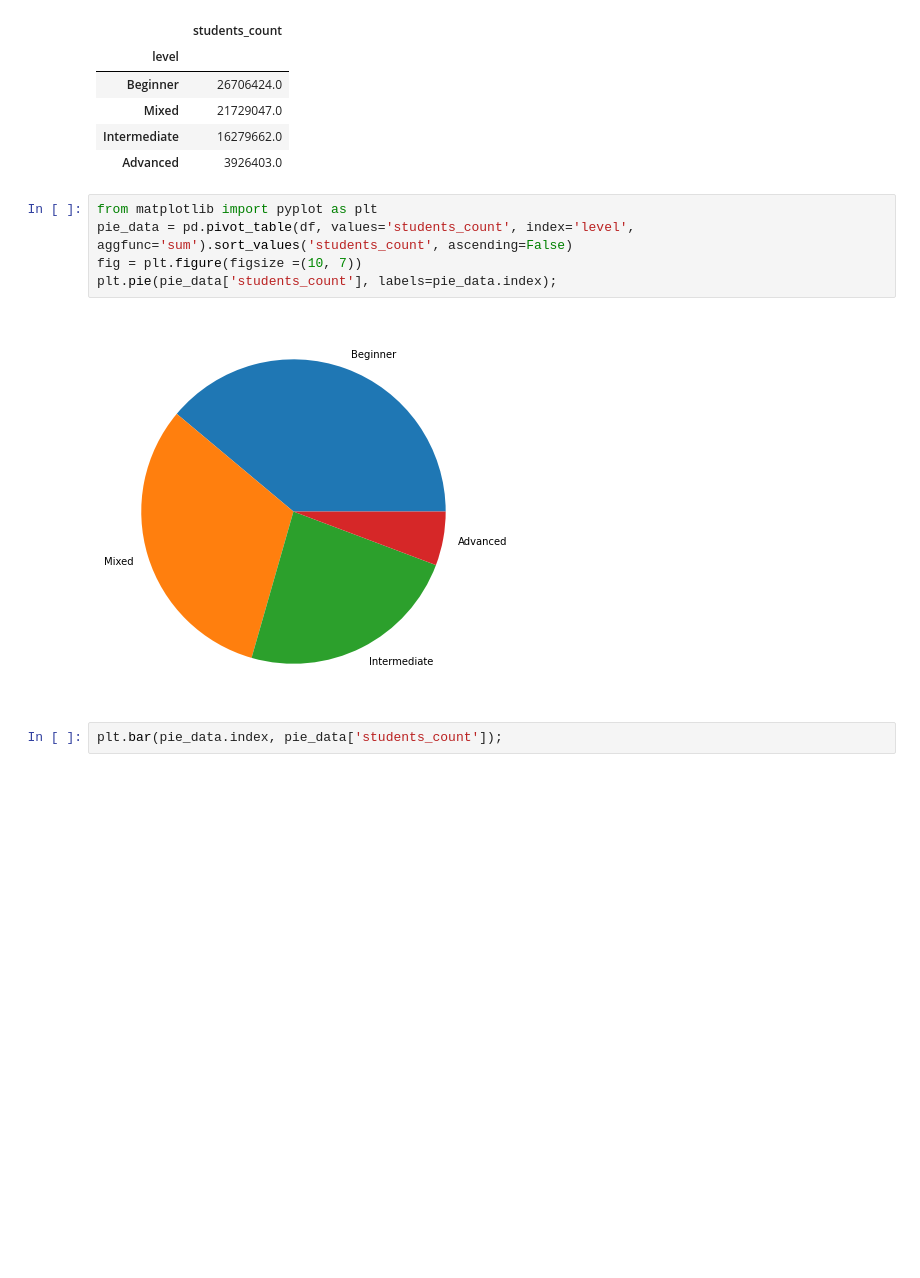
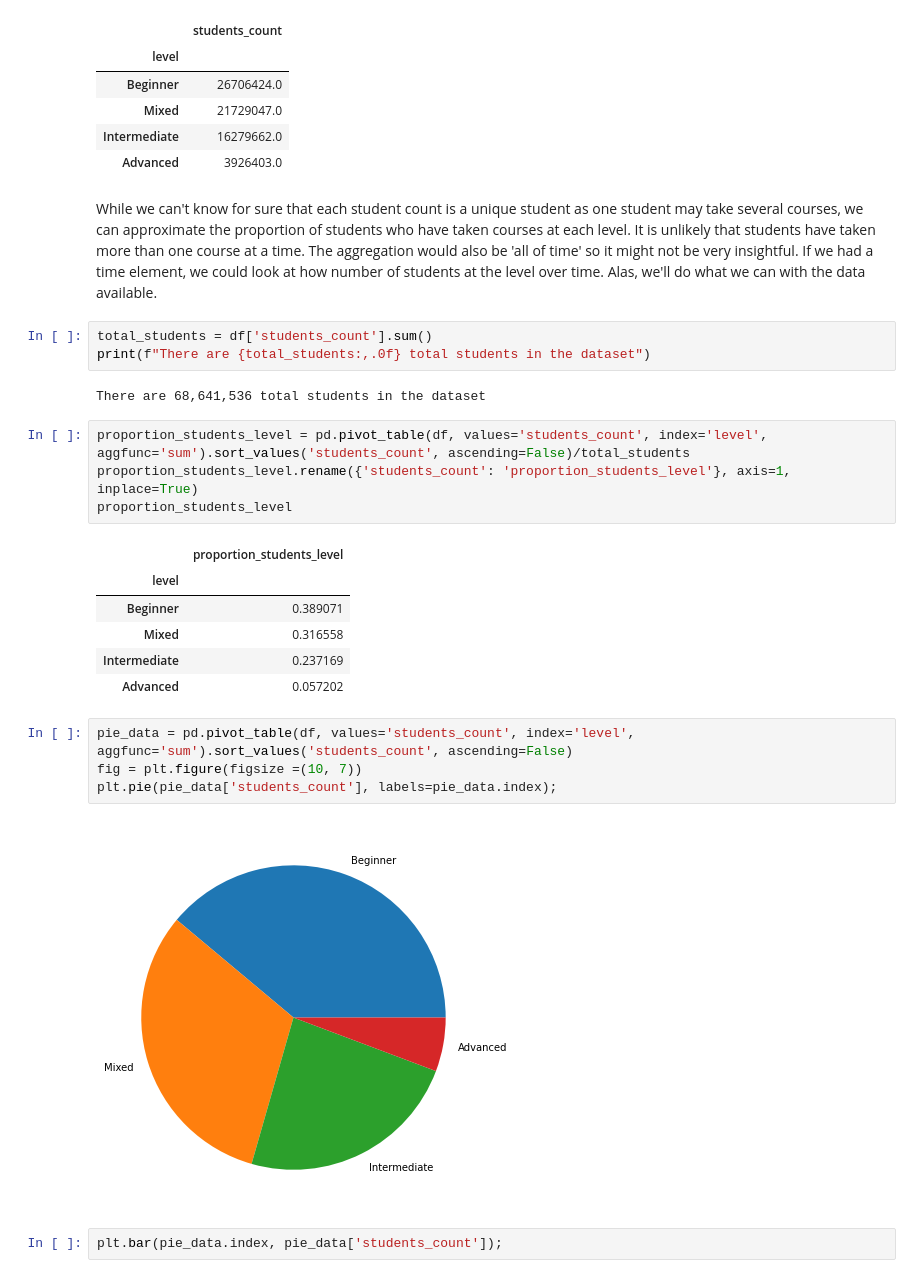
Before and after one commit to mcmanus-git/Online-Data-Science-Courses, a Jupyter notebook: EDA/Initial EDA.ipynb, the cells around one changed output. Drawn from its saved outputs; the diff is of its cells as text; blank space fills up the shorter version.

```diff
--- a/EDA/Initial EDA.ipynb
+++ b/EDA/Initial EDA.ipynb
@@ -115,8 +124,25 @@ pd.pivot_table(df, values='students_count', index='level', aggfunc='sum').sort_v
 | Mixed | 21729047.0 |
 | Intermediate | 16279662.0 |
 | Advanced | 3926403.0 |
+# %% [markdown]
+While we can't know for sure that each student count is a unique student as one student may take several courses, we can approximate the proportion of students who have taken courses at each level.  It is unlikely that students have taken more than one course at a time. The aggregation would also be 'all of time' so it might not be very insightful.  If we had a time element, we could look at how number of students at the level over time. Alas, we'll do what we can with the data available.
+# %%
+total_students = df['students_count'].sum()
+print(f"There are {total_students:,.0f} total students in the dataset")
+# %% [output]
+There are 68,641,536 total students in the dataset
+# %%
+proportion_students_level = pd.pivot_table(df, values='students_count', index='level', aggfunc='sum').sort_values('students_count', ascending=False)/total_students
+proportion_students_level.rename({'students_count': 'proportion_students_level'}, axis=1, inplace=True)
+proportion_students_level
+# %% [output]
+|  | proportion_students_level |
+| level |  |
+| Beginner | 0.389071 |
+| Mixed | 0.316558 |
+| Intermediate | 0.237169 |
+| Advanced | 0.057202 |
 # %%
-from matplotlib import pyplot as plt
 pie_data = pd.pivot_table(df, values='students_count', index='level', aggfunc='sum').sort_values('students_count', ascending=False)
 fig = plt.figure(figsize =(10, 7))
 plt.pie(pie_data['students_count'], labels=pie_data.index);
```
Also changed, not shown: parts of 13 cells of this notebook.
